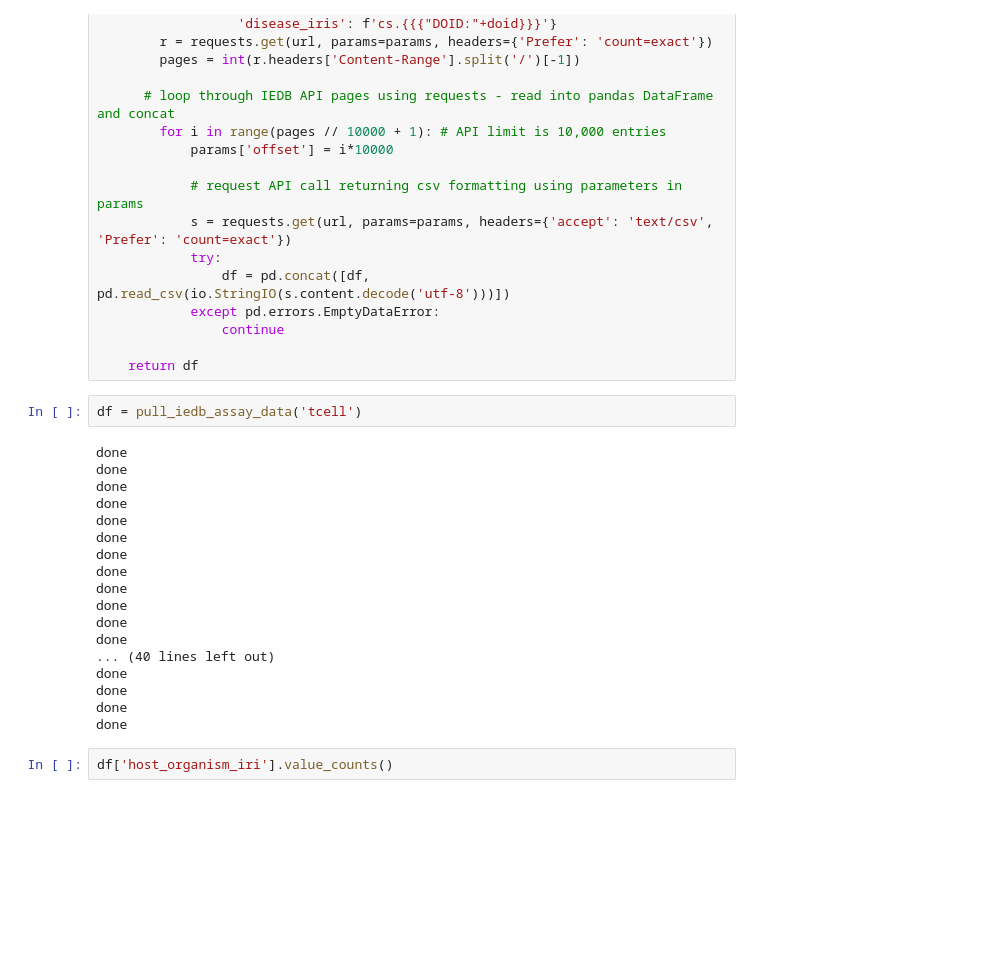
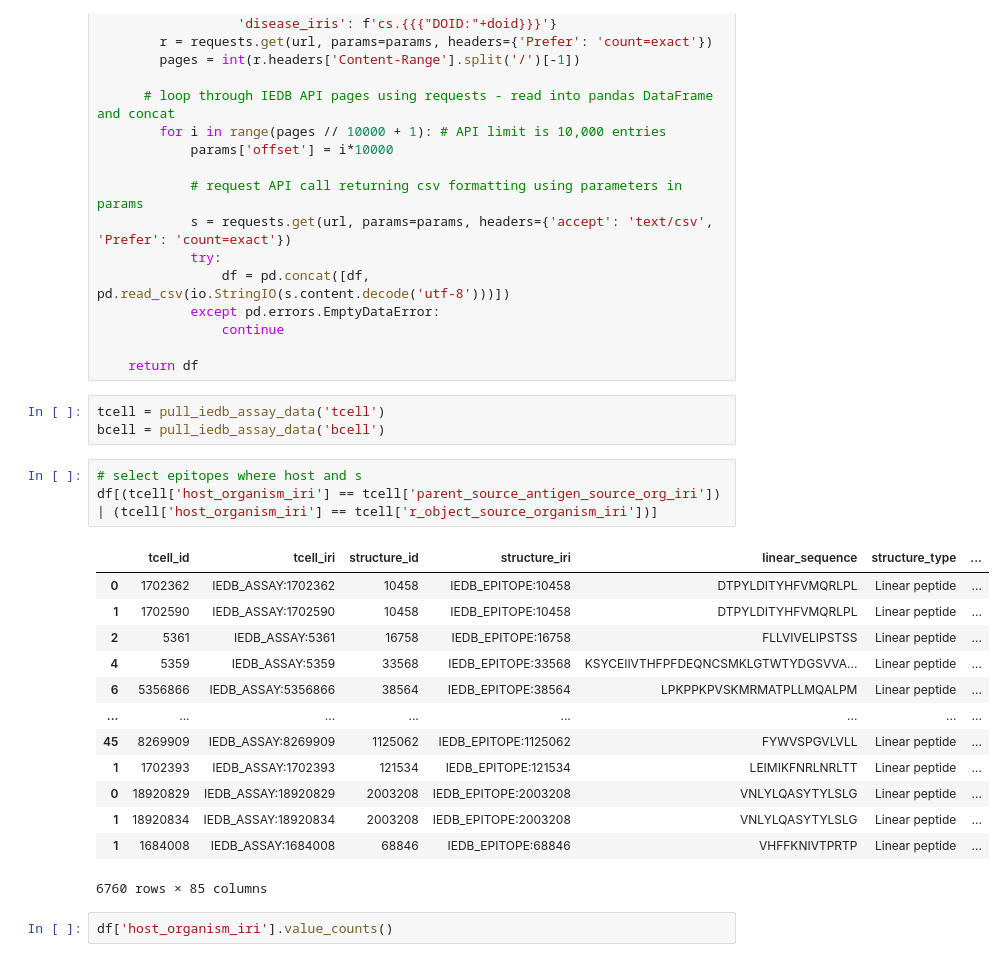
Before and after one commit to danielmarrama/autoimmune_antigens, a Jupyter notebook: notebooks/iedb_api.ipynb, the cells around one changed output. Drawn from its saved outputs; the diff is of its cells as text; blank space fills up the shorter version.

```diff
--- a/notebooks/iedb_api.ipynb
+++ b/notebooks/iedb_api.ipynb
@@ -45,26 +45,26 @@ def pull_iedb_assay_data(table):
                 continue
 
     return df
-# %%
-df = pull_iedb_assay_data('tcell')
-# %% [output]
-done
-done
-done
-done
-done
-done
-done
-done
-done
-done
-done
-done
-... (40 lines left out)
-done
-done
-done
-done
+# %%
+tcell = pull_iedb_assay_data('tcell')
+bcell = pull_iedb_assay_data('bcell')
+# %%
+# select epitopes where host and s
+df[(tcell['host_organism_iri'] == tcell['parent_source_antigen_source_org_iri']) | (tcell['host_organism_iri'] == tcell['r_object_source_organism_iri'])]
+# %% [output]
+|  | tcell_id | tcell_iri | structure_id | structure_iri | linear_sequence | structure_type | ... |
+| 0 | 1702362 | IEDB_ASSAY:1702362 | 10458 | IEDB_EPITOPE:10458 | DTPYLDITYHFVMQRLPL | Linear peptide | ... |
+| 1 | 1702590 | IEDB_ASSAY:1702590 | 10458 | IEDB_EPITOPE:10458 | DTPYLDITYHFVMQRLPL | Linear peptide | ... |
+| 2 | 5361 | IEDB_ASSAY:5361 | 16758 | IEDB_EPITOPE:16758 | FLLVIVELIPSTSS | Linear peptide | ... |
+| 4 | 5359 | IEDB_ASSAY:5359 | 33568 | IEDB_EPITOPE:33568 | KSYCEIIVTHFPFDEQNCSMKLGTWTYDGSVVA... | Linear peptide | ... |
+| 6 | 5356866 | IEDB_ASSAY:5356866 | 38564 | IEDB_EPITOPE:38564 | LPKPPKPVSKMRMATPLLMQALPM | Linear peptide | ... |
+| ... | ... | ... | ... | ... | ... | ... | ... |
+| 45 | 8269909 | IEDB_ASSAY:8269909 | 1125062 | IEDB_EPITOPE:1125062 | FYWVSPGVLVLL | Linear peptide | ... |
+| 1 | 1702393 | IEDB_ASSAY:1702393 | 121534 | IEDB_EPITOPE:121534 | LEIMIKFNRLNRLTT | Linear peptide | ... |
+| 0 | 18920829 | IEDB_ASSAY:18920829 | 2003208 | IEDB_EPITOPE:2003208 | VNLYLQASYTYLSLG | Linear peptide | ... |
+| 1 | 18920834 | IEDB_ASSAY:18920834 | 2003208 | IEDB_EPITOPE:2003208 | VNLYLQASYTYLSLG | Linear peptide | ... |
+| 1 | 1684008 | IEDB_ASSAY:1684008 | 68846 | IEDB_EPITOPE:68846 | VHFFKNIVTPRTP | Linear peptide | ... |
+6760 rows × 85 columns
 # %%
 df['host_organism_iri'].value_counts()
 # %% [output]
```
Also changed, not shown: 1 other file.
